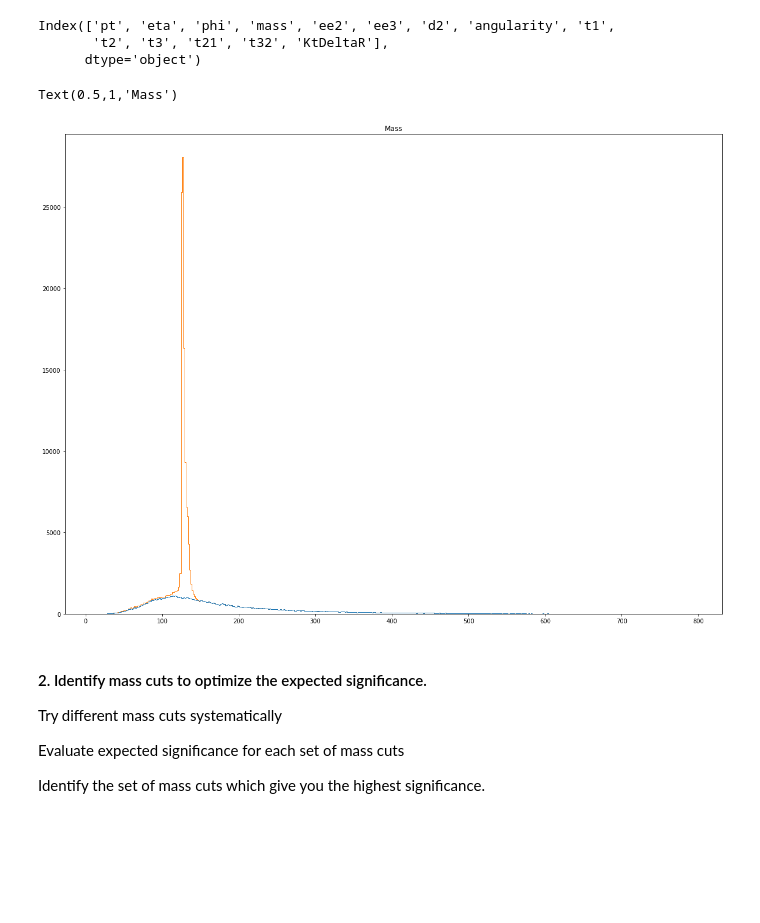
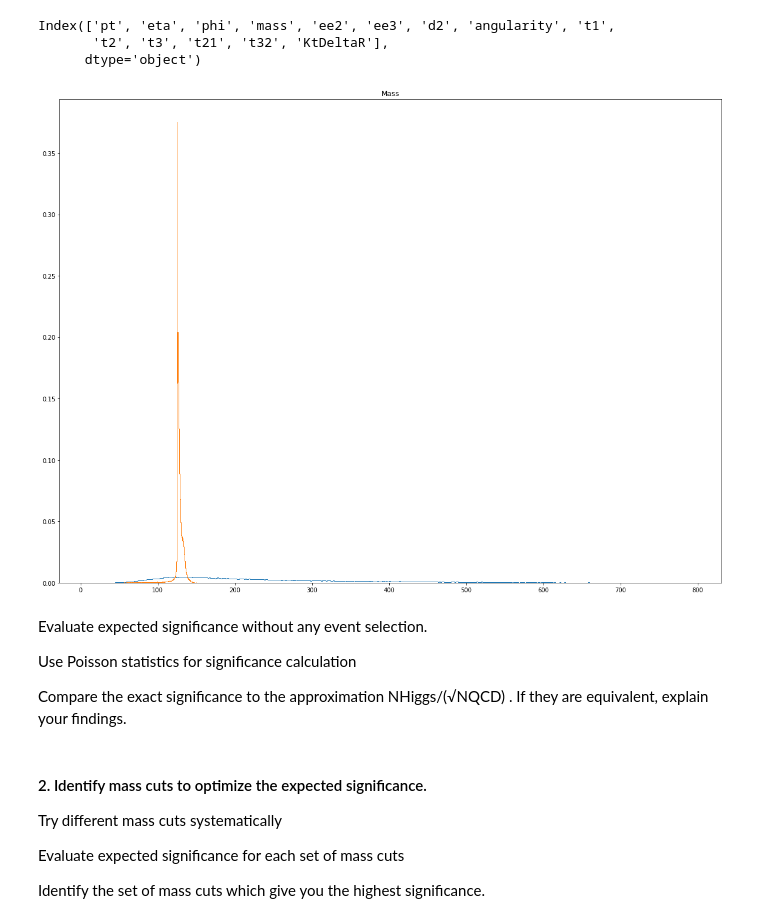
Before and after one commit to s-agiedd/PHYS_434, a Jupyter notebook: Labs/Alyssa_Giedd_Lab7.ipynb, the cells around one changed output. Cells and saved outputs as stored; diff of their text form; code cells hidden in the pictures; blank space fills up the shorter version.

```diff
--- a/Labs/Alyssa_Giedd_Lab7.ipynb
+++ b/Labs/Alyssa_Giedd_Lab7.ipynb
@@ -20,14 +20,21 @@ data2 = pickle.load(file2)
 # %%
 print(data1.keys())
 x= [data1['mass'], data2['mass']]
-plt.hist(x, 500, histtype="step", stacked=True, fill=False)
+plt.hist(data1['mass'], 500, histtype="step", weights = 50*data1['mass'], density = True, fill=False)
+plt.hist(data2['mass'], 500, histtype="step", weights = 2000*data2['mass'], density = True, fill=False)
 plt.title("Mass")
+plt.show()
 # %% [output]
 Index(['pt', 'eta', 'phi', 'mass', 'ee2', 'ee3', 'd2', 'angularity', 't1',
        't2', 't3', 't21', 't32', 'KtDeltaR'],
       dtype='object')
-Text(0.5,1,'Mass')
-[figure, old version]
+[figure, new version]
+# %% [markdown]
+Evaluate expected significance without any event selection.
+
+Use Poisson statistics for significance calculation
+
+Compare the exact significance to the approximation  NHiggs/(√NQCD) . If they are equivalent, explain your findings.
 # %% [markdown]
 #### 2. Identify mass cuts to optimize the expected significance.
 Try different mass cuts systematically
```
